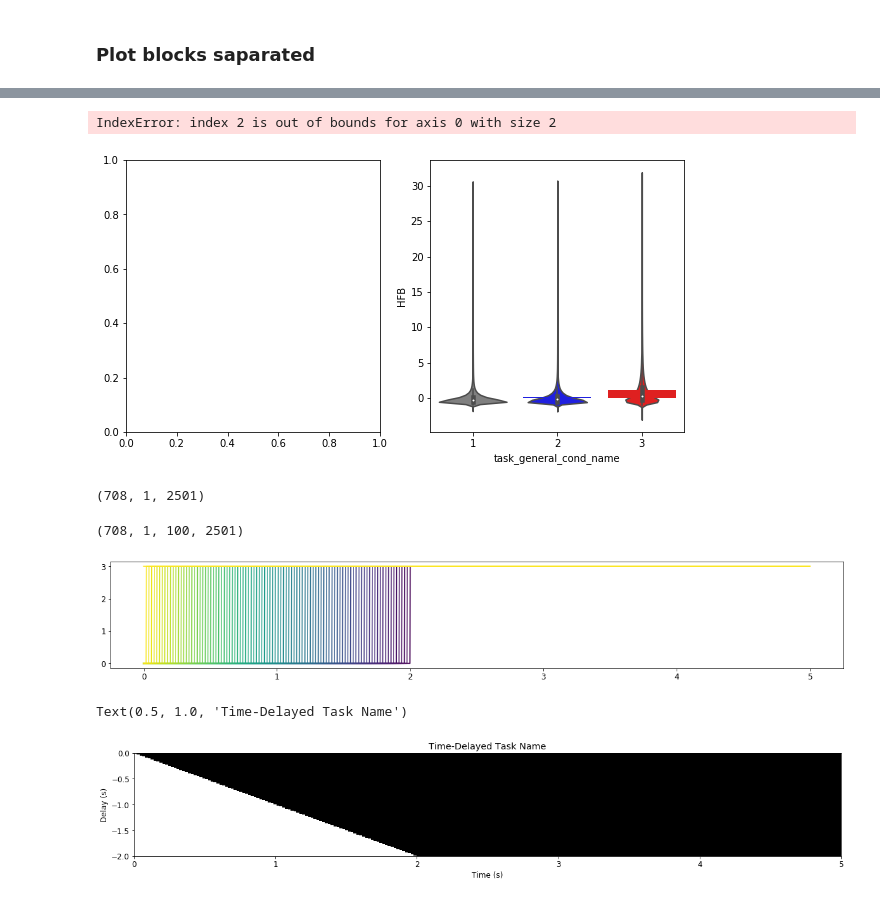
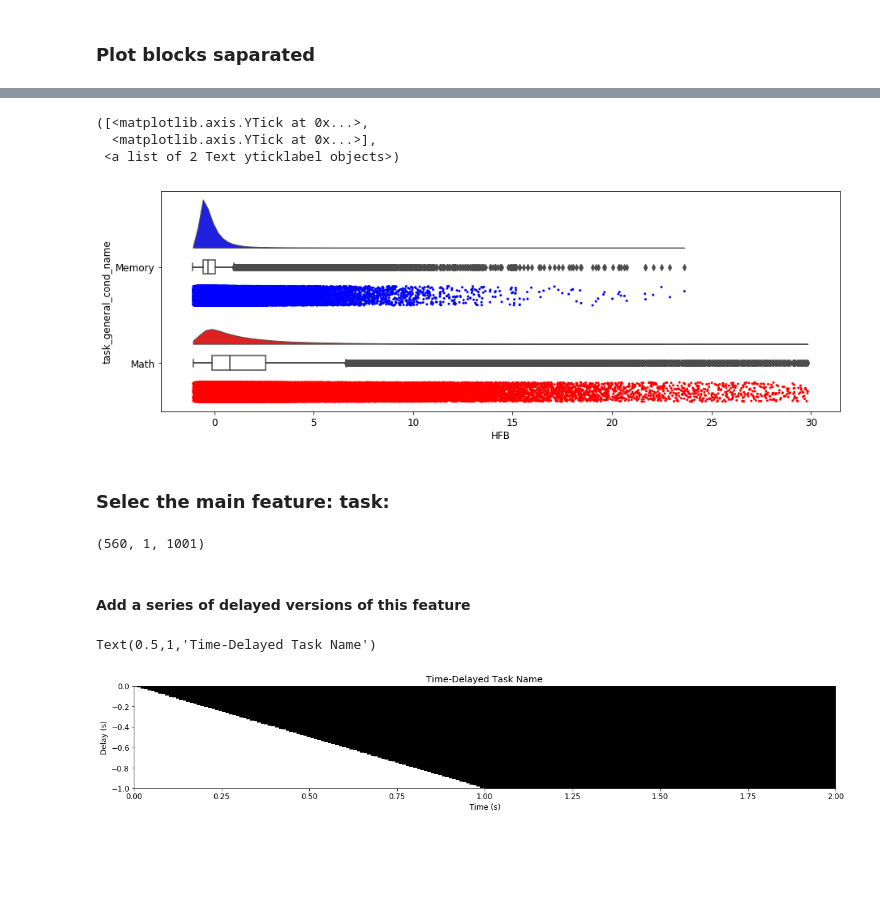
Before and after one commit to pinheirochagas/lbcn_encoding_decoding, a Jupyter notebook: notebooks/encoding_model_pipeline.ipynb, the cells around one changed output, grey strips where cells are left out. Saved outputs shown, nothing was run; the diff lists cells and outputs as text; code cells hidden in the pictures; blank space fills up the shorter version.

```diff
--- a/notebooks/encoding_model_pipeline.ipynb
+++ b/notebooks/encoding_model_pipeline.ipynb
@@ -112,22 +109,32 @@ for i in range(n_blocks):
-# %%
-# Overall activity and Full distribution
-f, ax = plt.subplots(1,2, figsize=(10, 5))
-my_pal = {1: "grey", 2: "blue", 3: "red"}
-ax[1] = sns.barplot(x="task_general_cond_name", y="HFB", data=data, palette=my_pal)
-ax[2] = sns.violinplot(x="task_general_cond_name", y="HFB", data=data, palette=my_pal, cut=10)
-# %% [output]
-IndexError: index 2 is out of bounds for axis 0 with size 2
-[figure, removed]
+# %%
+# Overall activity
+my_pal = {1: 'blue', 2: 'red'}
+f, ax = plt.subplots(figsize=(15, 5))
+ax=pt.RainCloud(x = 'task_general_cond_name', y = 'HFB', data = data, palette = my_pal, bw = 0.1,
+                 width_viol = 1, ax = ax, orient = 'h', move = .3)
+plt.rcParams.update({'font.size': 12})
+plt.yticks(np.arange(2), ('Memory', 'Math'))
+# %% [output]
+([<matplotlib.axis.YTick at 0x...>,
+  <matplotlib.axis.YTick at 0x...>],
+ <a list of 2 Text yticklabel objects>)
+[figure, added]
+# %% [markdown]
+### Selec the main feature: task:
 # %%
 features = np.array(data.loc[:,'task_general_cond_name'])
 times = np.shape(np.unique(data.loc[:,'time']))
 times = int(times[0])
 r,c = np.shape(data)
 trials = int(r/times)
+# %%
+np.shape(features_reshape)
+# %% [output]
+(560, 1, 1001)
+# %% [markdown]
+#### Add a series of delayed versions of this feature
 # %%
 features_reshape = np.reshape(features, (trials, times))
-np.shape(features_reshape)
 features_reshape = np.expand_dims(features_reshape, axis=1)
-np.shape(features_reshape)
+delays = np.linspace(-1, 0., 100)
+X_delayed = delay_time_series(features_reshape, delays, 500)
-# %% [output]
-(708, 1, 2501)
@@ -137,17 +141,5 @@ X_delayed = delay_time_series(features_reshape, delays, 500)
-# %%
-np.shape(X_delayed)
-# %% [output]
-(708, 1, 100, 2501)
-# %%
-fig, ax = plt.subplots(figsize=(20, 3))
-colors = plt.cm.viridis(np.linspace(0,1,100))
-
-for i in range(100):
-    #ax[i].plot(samples[data[:,4]==i+1], data[data[:,4]==i+1,3])
-    ax.plot(np.unique(data.loc[:,'time']), np.squeeze(X_delayed[1,0,i,:]), color=colors[i])
-# %% [output]
-[figure, removed]
 # %%
+# Plot
 times = np.unique(data.loc[:,'time'])
 fig, ax = plt.subplots(figsize=(20, 3))
 ax.pcolormesh(times, delays,
@@ -155,10 +147,10 @@ ax.pcolormesh(times, delays,
 ax.axis('tight')
 ax.set_ylabel('Delay (s)')
 ax.set_xlabel('Time (s)')
-ax.set_title('Time-Delayed Task Name')
+ax.set_title('Time-Delayed Task Condition')
 # %% [output]
-Text(0.5, 1.0, 'Time-Delayed Task Name')
+Text(0.5,1,'Time-Delayed Task Name')
-[figure, old version]
+[figure, new version]
 # %%
 # Concatenate back the delayed features
 X_env = X_delayed.reshape([X_delayed.shape[0], -1, X_delayed.shape[-1]])
```
Also changed, not shown: parts of 19 cells of this notebook, 4 other files.
